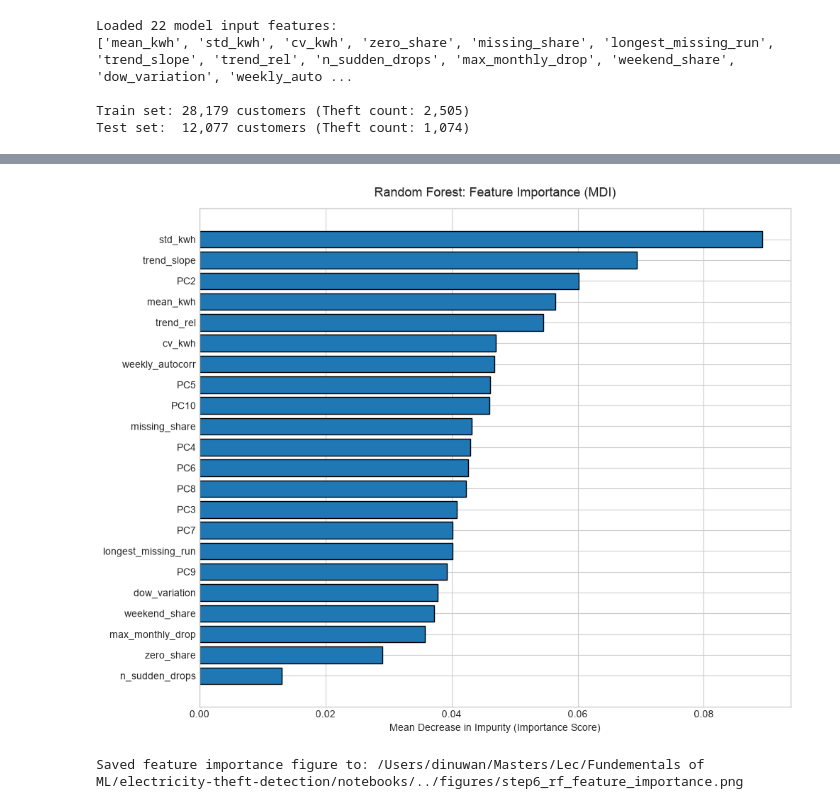
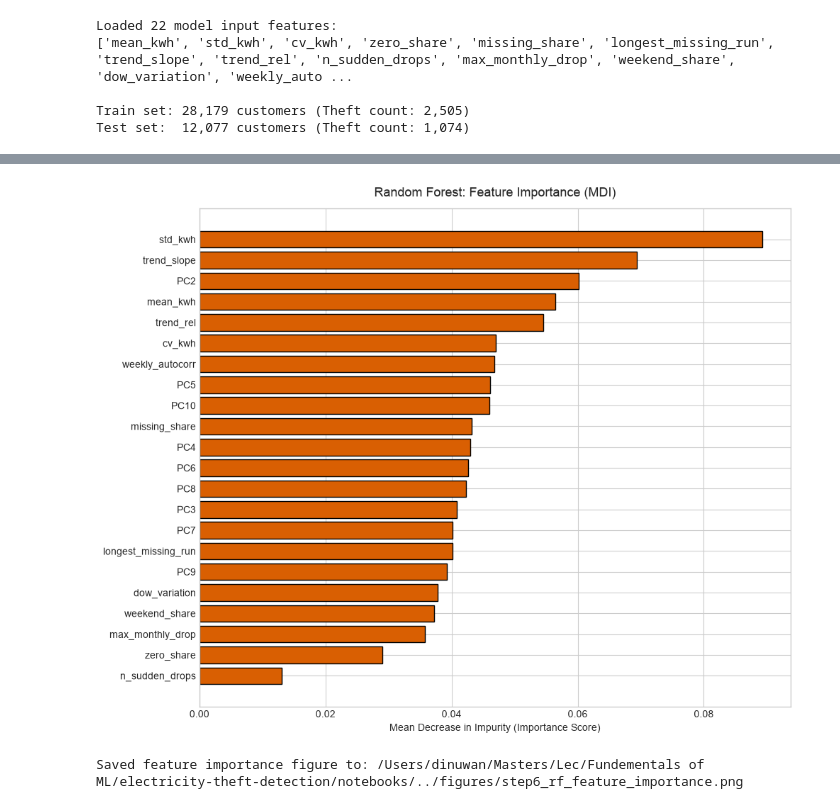
Before and after one commit to dinuone/ectricity-theft-detection, a Jupyter notebook: notebooks/random_forest_model.ipynb, the cells around one changed output, grey strips where cells are left out. Cells and saved outputs as stored; diff of their text form; code cells hidden in the pictures.

```diff
--- a/notebooks/random_forest_model.ipynb
+++ b/notebooks/random_forest_model.ipynb
@@ -62,6 +81,4 @@ Test set:  12,077 customers (Theft count: 1,074)
 # %%
-#5-Fold Cross-Validation Hyperparameter Tuning (Training Set Only)
-# PredefinedSplit assigns each sample to its predefined validation fold
 ps = PredefinedSplit(test_fold=train_folds)
 
 param_grid = {
@@ -71,23 +88,31 @@ param_grid = {
     'class_weight': ['balanced', 'balanced_subsample']
 }
 
-base_rf = RandomForestClassifier(random_state=42, n_jobs=-1)
+base_rf = RandomForestClassifier(random_state=42, n_jobs=1)
 
-# Tune optimizing for ROC-AUC on CV
 grid_search = GridSearchCV(
     estimator=base_rf,
     param_grid=param_grid,
     cv=ps,
-    scoring='roc_auc',
+    scoring={'roc_auc': 'roc_auc', 'pr_auc': 'average_precision'},
+    refit='roc_auc',
     n_jobs=-1,
     verbose=1
 )
 
-print("Starting 5-fold CV Grid Search on Training Set...")
+print("Starting 5-fold CV grid search on the training set...")
 grid_search.fit(X_train, y_train)
 
-print(f"\nBest CV ROC-AUC: {grid_search.best_score_:.4f}")
-print("Best Hyperparameters:")
+best_i = grid_search.best_index_
+cv_roc_mean = float(grid_search.cv_results_['mean_test_roc_auc'][best_i])
+cv_pr_mean = float(grid_search.cv_results_['mean_test_pr_auc'][best_i])
+cv_roc_per_fold = []
+for k in range(5):
+    cv_roc_per_fold.append(float(grid_search.cv_results_['split' + str(k) + '_test_roc_auc'][best_i]))
+
+print(f"\nBest CV ROC-AUC: {cv_roc_mean:.4f}   CV PR-AUC: {cv_pr_mean:.4f}")
+print(f"Per fold ROC-AUC: {np.round(cv_roc_per_fold, 4)}")
+print("Best settings:")
 for param, val in grid_search.best_params_.items():
     print(f" - {param}: {val}")
 
@@ -144,23 +192,21 @@ Optimal Threshold 0.3747
 # %%
-# Feature Importance Analysis
-
 importances = best_rf.feature_importances_
 feat_df = pd.DataFrame({
     'Feature': model_inputs,
     'Importance': importances
 }).sort_values(by='Importance', ascending=True)
 
 plt.figure(figsize=(10, 8))
-plt.barh(feat_df['Feature'], feat_df['Importance'], color='#1f77b4', edgecolor='black')
+plt.barh(feat_df['Feature'], feat_df['Importance'], color='#d95f02', edgecolor='black')
 plt.title('Random Forest: Feature Importance (MDI)', fontsize=13, pad=12)
 plt.xlabel('Mean Decrease in Impurity (Importance Score)')
 plt.tight_layout()
 
 # Save figure for report
 fig_path = os.path.join(FIGURES_DIR, 'step6_rf_feature_importance.png')
 plt.savefig(fig_path, dpi=300)
 plt.show()
 print(f"Saved feature importance figure to: {fig_path}")
 # %% [output]
-[figure, old version]
+[figure, new version]
 Saved feature importance figure to: /Users/dinuwan/Masters/Lec/Fundementals of ML/electricity-theft-detection/notebooks/../figures/step6_rf_feature_importance.png
```
Also changed, not shown: parts of 17 cells of this notebook, 3 other files.
